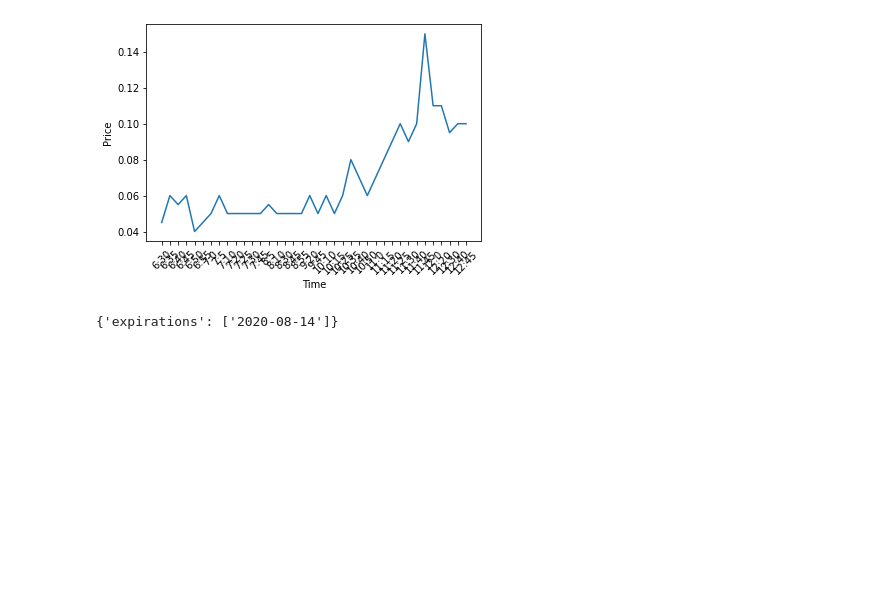
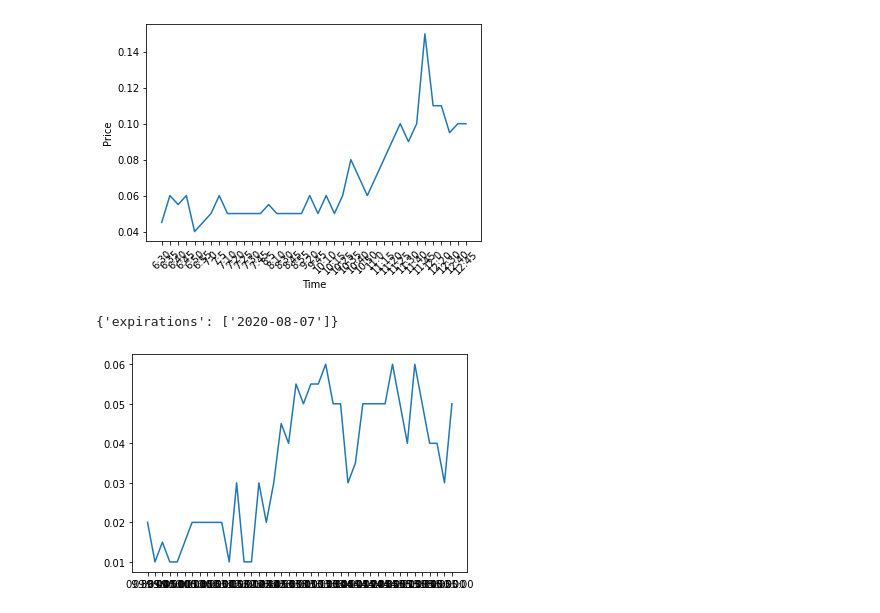
Before and after one commit to WillWcchan/Visual-Option-Chain-Graph, a Jupyter notebook: mysite/Options.ipynb, the cells around one changed output. Cells and saved outputs as stored; diff of their text form; code cells hidden in the pictures; blank space fills up the shorter version.

Commit message:
Transitioned to Tradier API. Displayed graphs for CALLs and PUTs

```diff
--- a/mysite/Options.ipynb
+++ b/mysite/Options.ipynb
@@ -122,9 +129,21 @@ from intrinio_sdk.rest import ApiException
 
 intrinio.ApiClient().configuration.api_key['api_key'] = 'OmNmMGEzYjY5MTI1OTg3YTQyMThkYmUwNDU4MzRlYWFk'
 
-symbol = 'DIS'
+symbol = 'MSFT'
 
-response = intrinio.OptionsApi().get_options_expirations(symbol, after="2020-08-10")
+response = intrinio.OptionsApi().get_options_expirations(symbol, after="2020-08-04")
 print(response)
 # %% [output]
-{'expirations': ['2020-08-14']}
+{'expirations': ['2020-08-07']}
+# %%
+import matplotlib.pyplot as plt
+import numpy as np
+
+# fig1,(ax1,ax2,ax3) = plt.subplots(nrows=1, ncols=3)
+# ax1.plot([1,2,3],[4,5,6])
+# ax2.plot([8,9,10],[11,12,13])
+plt.plot(['09:30:00', '09:35:00', '09:40:00', '09:45:00', '09:50:00', '10:00:00', '10:05:00', '10:10:00', '10:30:00', '10:50:00', '10:55:00', '11:00:00', '11:05:00', '11:55:00', '12:00:00', '12:10:00', '12:25:00', '12:40:00', '12:45:00', '12:50:00', '12:55:00', '13:00:00', '13:05:00', '13:10:00', '13:15:00', '13:20:00', '13:30:00', '13:40:00', '13:55:00', '14:05:00', '14:15:00', '14:20:00', '14:25:00', '14:35:00', '14:50:00', '14:55:00', '15:15:00', '15:30:00', '15:35:00', '15:40:00', '15:50:00', '15:55:00'],
+        [0.02, 0.01, 0.015, 0.01, 0.01, 0.015, 0.02, 0.02, 0.02, 0.02, 0.02, 0.01, 0.03, 0.01, 0.01, 0.03, 0.02, 0.03, 0.045, 0.04, 0.05500000000000001, 0.05, 0.055, 0.055, 0.06, 0.05, 0.05, 0.03, 0.035, 0.05, 0.05, 0.05, 0.05, 0.06, 0.05, 0.04, 0.06, 0.05, 0.04, 0.04, 0.03, 0.05])
+plt.show()
+# %% [output]
+[figure, added]
```
Also changed, not shown: parts of 6 cells of this notebook, 15 other files.
